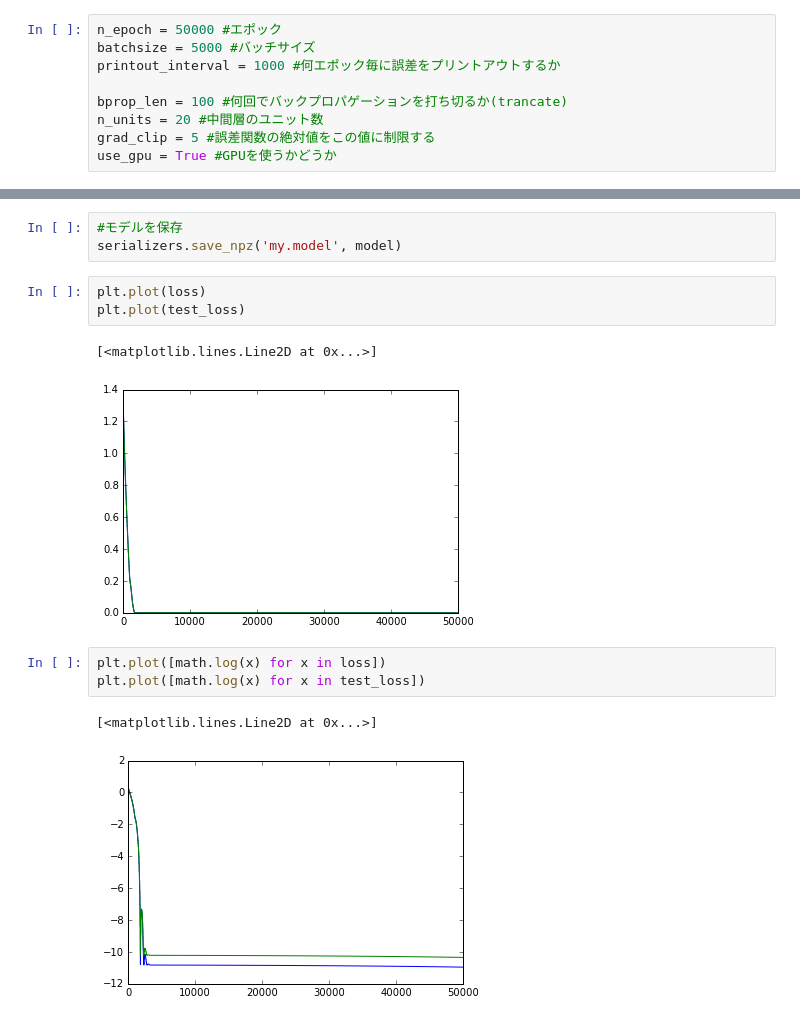
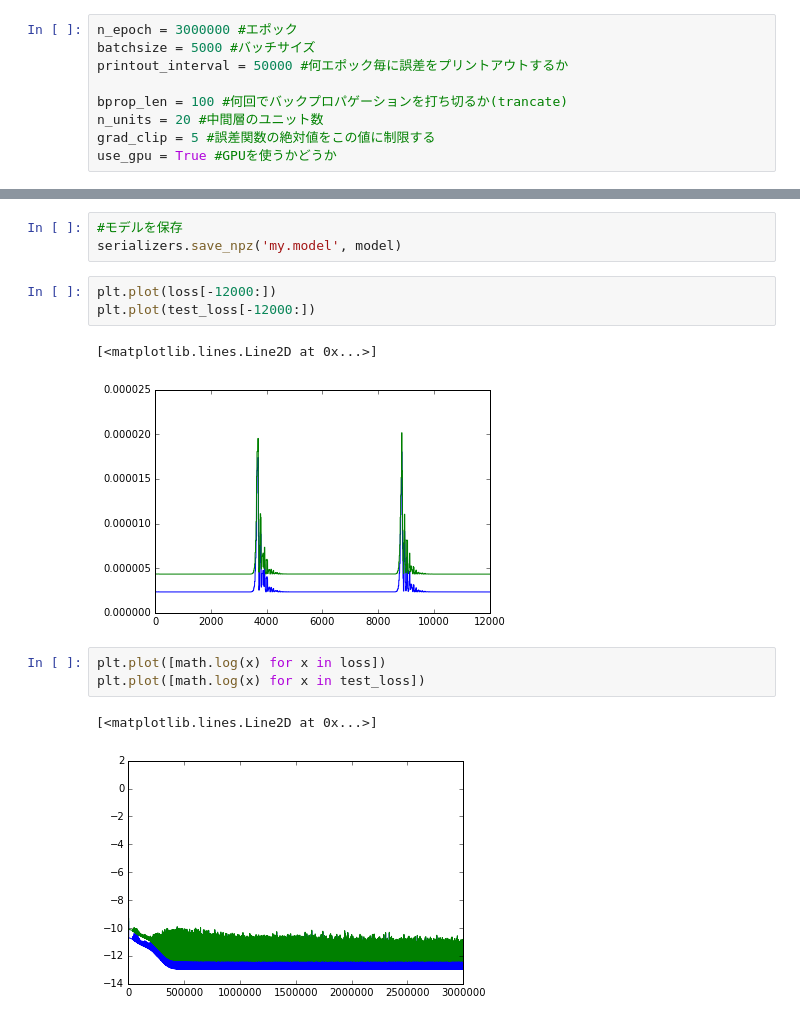
Before and after one commit to haretaro/ichiyo, a Jupyter notebook: net/train.ipynb, the cells around one changed output, grey strips where cells are left out. Saved outputs shown, nothing was run; the diff lists cells and outputs as text.

Commit message:
3000000epoch 学習させた

```diff
--- a/net/train.ipynb
+++ b/net/train.ipynb
@@ -11,9 +11,9 @@ import time
 import datetime
 from net import Net, MLP
 # %%
-n_epoch = 50000 #エポック
+n_epoch = 3000000 #エポック
 batchsize = 5000 #バッチサイズ
-printout_interval = 1000 #何エポック毎に誤差をプリントアウトするか
+printout_interval = 50000 #何エポック毎に誤差をプリントアウトするか
 
 bprop_len = 100 #何回でバックプロパゲーションを打ち切るか(trancate)
 n_units = 20 #中間層のユニット数
@@ -132,17 +132,17 @@ epoch 50000, error 0.0015123371267691255, 59.84 epoch/s, eta 0:00:00
 #モデルを保存
 serializers.save_npz('my.model', model)
 # %%
-plt.plot(loss)
-plt.plot(test_loss)
+plt.plot(loss[-12000:])
+plt.plot(test_loss[-12000:])
 # %% [output]
 [<matplotlib.lines.Line2D at 0x...>]
-[figure, old version]
+[figure, new version]
 # %%
 plt.plot([math.log(x) for x in loss])
 plt.plot([math.log(x) for x in test_loss])
 # %% [output]
 [<matplotlib.lines.Line2D at 0x...>]
-[figure, old version]
+[figure, new version]
 # %%
 output, error = evaluate(model, x_chainer_variable, y_chainer_variable)
 
```
Also changed, not shown: parts of 6 cells of this notebook, 1 other file.
